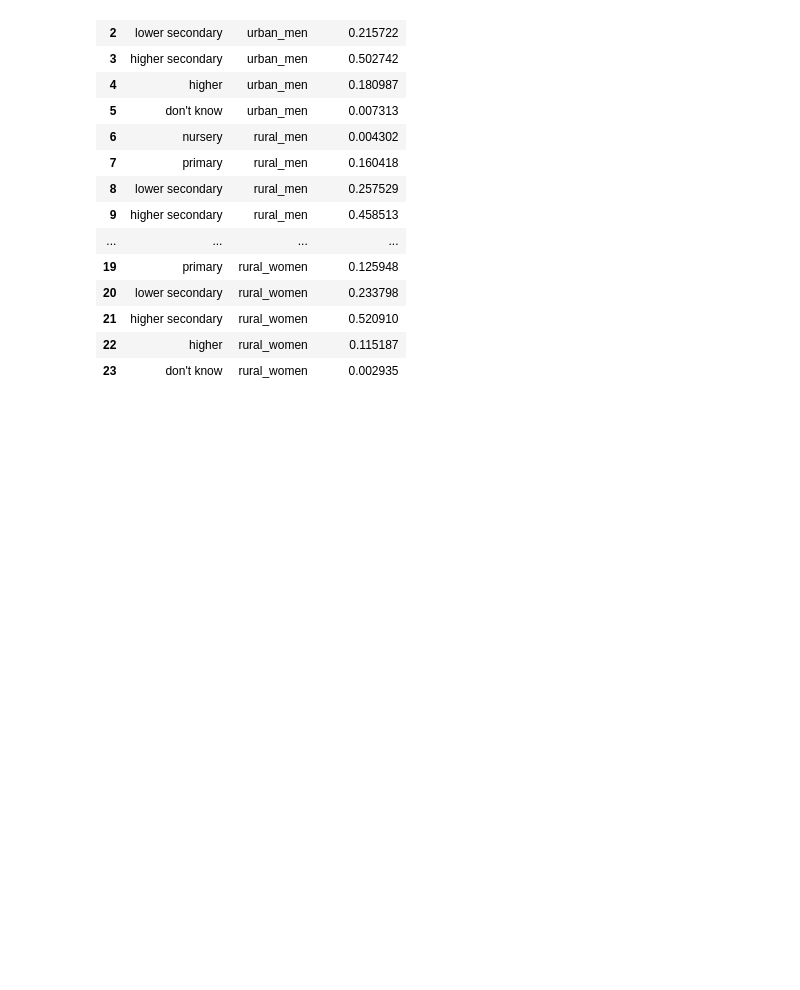
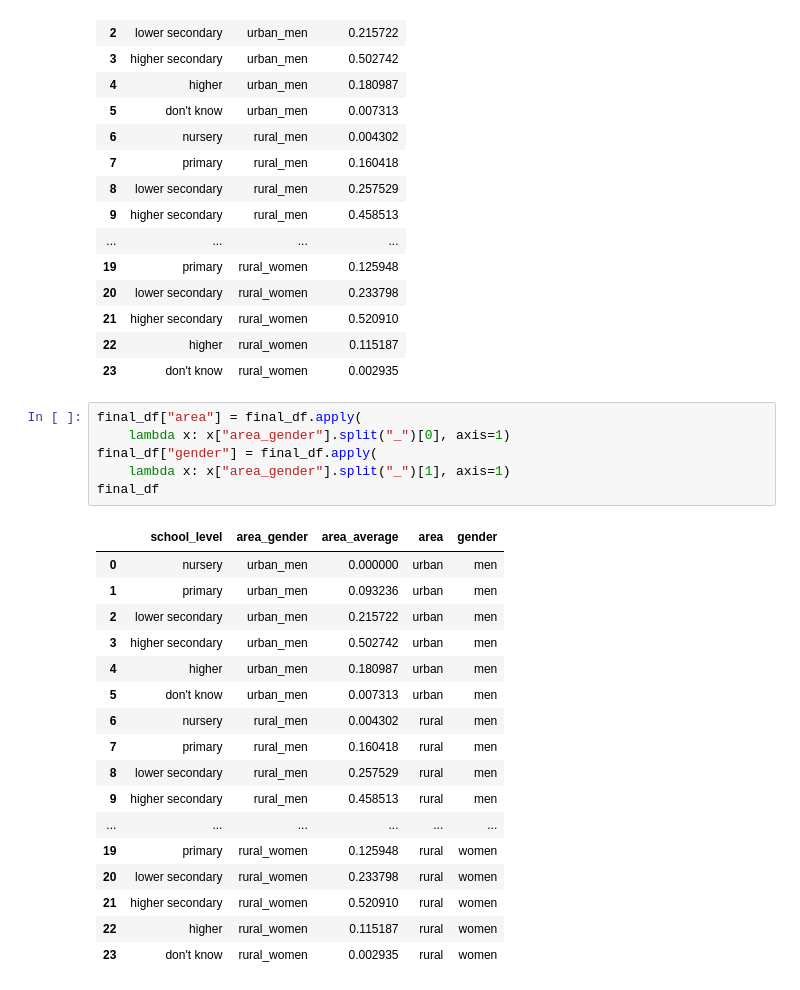
Before and after one commit to simeonachester/bos_data_competition_2023, a Jupyter notebook: MICS6_2023_Stats-Day-Competition/education_analysis/men_women_attendance.ipynb, the cells around one changed output. Saved outputs shown, nothing was run; the diff lists cells and outputs as text; blank space fills up the shorter version.

```diff
--- a/MICS6_2023_Stats-Day-Competition/education_analysis/men_women_attendance.ipynb
+++ b/MICS6_2023_Stats-Day-Competition/education_analysis/men_women_attendance.ipynb
@@ -60,6 +60,30 @@ final_df
 | 21 | higher secondary | rural_women | 0.520910 |
 | 22 | higher | rural_women | 0.115187 |
 | 23 | don't know | rural_women | 0.002935 |
+# %%
+final_df["area"] = final_df.apply(
+    lambda x: x["area_gender"].split("_")[0], axis=1)
+final_df["gender"] = final_df.apply(
+    lambda x: x["area_gender"].split("_")[1], axis=1)
+final_df
+# %% [output]
+|  | school_level | area_gender | area_average | area | gender |
+| 0 | nursery | urban_men | 0.000000 | urban | men |
+| 1 | primary | urban_men | 0.093236 | urban | men |
+| 2 | lower secondary | urban_men | 0.215722 | urban | men |
+| 3 | higher secondary | urban_men | 0.502742 | urban | men |
+| 4 | higher | urban_men | 0.180987 | urban | men |
+| 5 | don't know | urban_men | 0.007313 | urban | men |
+| 6 | nursery | rural_men | 0.004302 | rural | men |
+| 7 | primary | rural_men | 0.160418 | rural | men |
+| 8 | lower secondary | rural_men | 0.257529 | rural | men |
+| 9 | higher secondary | rural_men | 0.458513 | rural | men |
+| ... | ... | ... | ... | ... | ... |
+| 19 | primary | rural_women | 0.125948 | rural | women |
+| 20 | lower secondary | rural_women | 0.233798 | rural | women |
+| 21 | higher secondary | rural_women | 0.520910 | rural | women |
+| 22 | higher | rural_women | 0.115187 | rural | women |
+| 23 | don't know | rural_women | 0.002935 | rural | women |
 # %%
 sns.catplot(
     data=final_df,
```
Also changed, not shown: parts of 2 cells of this notebook, 10 other files.
